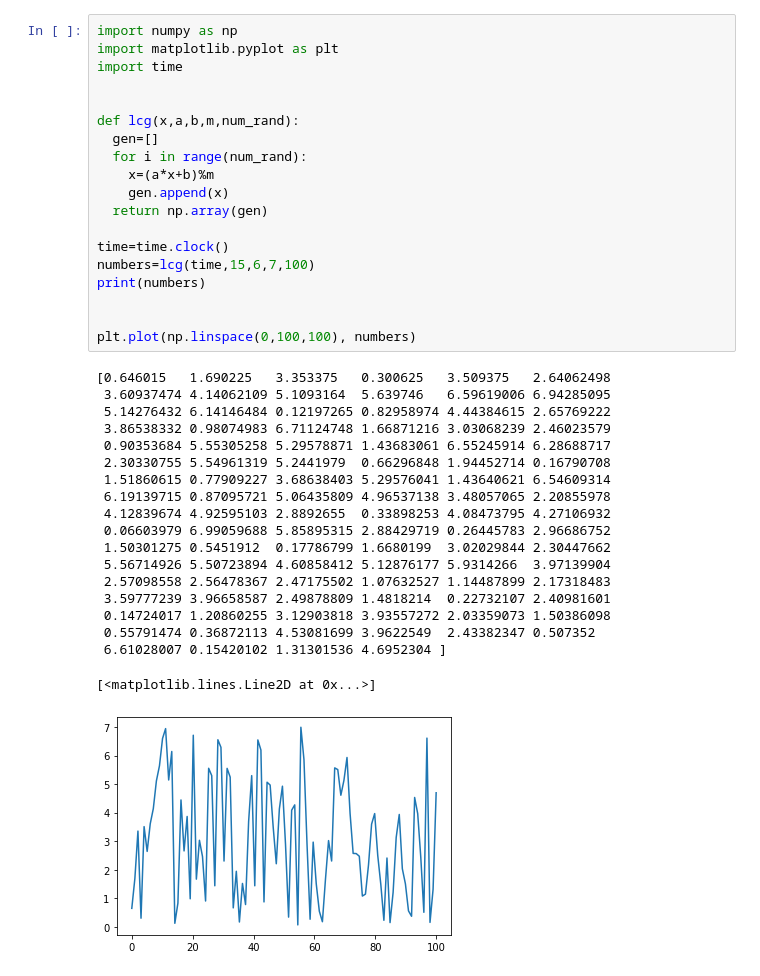
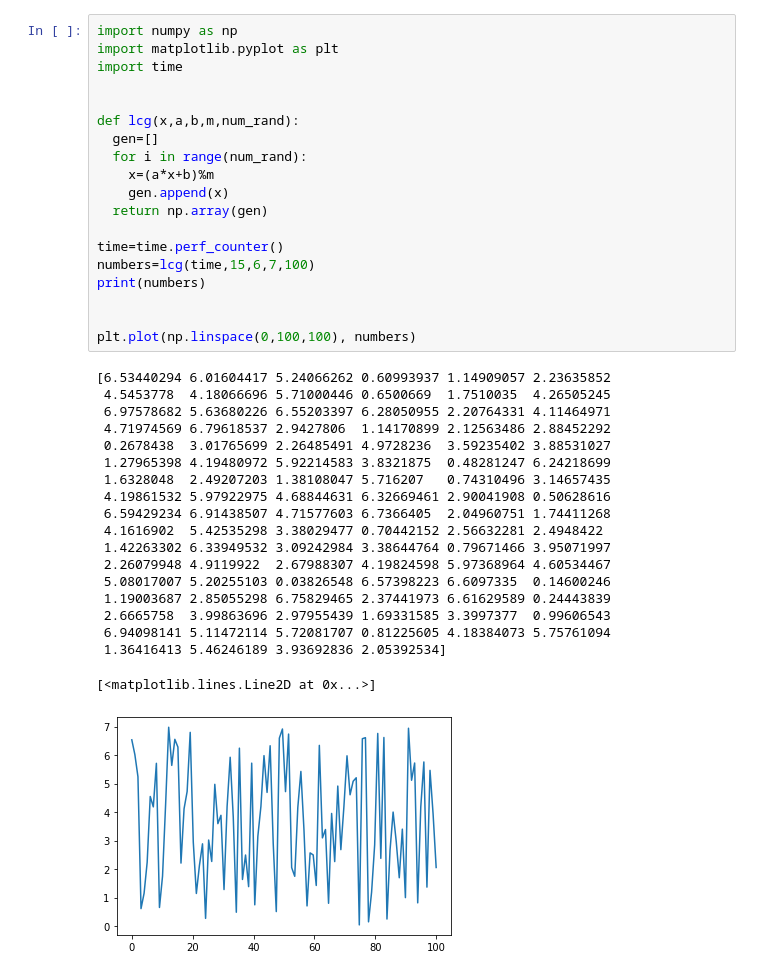
Before and after one commit to costpetrides/Computational-Physics, a Jupyter notebook: LCG.ipynb, the cells around one changed output. Drawn from its saved outputs; the diff is of its cells as text.

```diff
--- a/LCG.ipynb
+++ b/LCG.ipynb
@@ -5,39 +5,39 @@
 # %%
 import numpy as np
 import matplotlib.pyplot as plt
 import time
 
 
 def lcg(x,a,b,m,num_rand):
   gen=[]
   for i in range(num_rand):
     x=(a*x+b)%m
     gen.append(x)
   return np.array(gen)
 
-time=time.clock()
+time=time.perf_counter()
 numbers=lcg(time,15,6,7,100)
 print(numbers)
 
 
 plt.plot(np.linspace(0,100,100), numbers)
 # %% [output]
-[0.646015   1.690225   3.353375   0.300625   3.509375   2.64062498
- 3.60937474 4.14062109 5.1093164  5.639746   6.59619006 6.94285095
- 5.14276432 6.14146484 0.12197265 0.82958974 4.44384615 2.65769222
- 3.86538332 0.98074983 6.71124748 1.66871216 3.03068239 2.46023579
- 0.90353684 5.55305258 5.29578871 1.43683061 6.55245914 6.28688717
- 2.30330755 5.54961319 5.2441979  0.66296848 1.94452714 0.16790708
- 1.51860615 0.77909227 3.68638403 5.29576041 1.43640621 6.54609314
- 6.19139715 0.87095721 5.06435809 4.96537138 3.48057065 2.20855978
- 4.12839674 4.92595103 2.8892655  0.33898253 4.08473795 4.27106932
- 0.06603979 6.99059688 5.85895315 2.88429719 0.26445783 2.96686752
- 1.50301275 0.5451912  0.17786799 1.6680199  3.02029844 2.30447662
- 5.56714926 5.50723894 4.60858412 5.12876177 5.9314266  3.97139904
- 2.57098558 2.56478367 2.47175502 1.07632527 1.14487899 2.17318483
- 3.59777239 3.96658587 2.49878809 1.4818214  0.22732107 2.40981601
- 0.14724017 1.20860255 3.12903818 3.93557272 2.03359073 1.50386098
- 0.55791474 0.36872113 4.53081699 3.9622549  2.43382347 0.507352
- 6.61028007 0.15420102 1.31301536 4.6952304 ]
+[6.53440294 6.01604417 5.24066262 0.60993937 1.14909057 2.23635852
+ 4.5453778  4.18066696 5.71000446 0.6500669  1.7510035  4.26505245
+ 6.97578682 5.63680226 6.55203397 6.28050955 2.20764331 4.11464971
+ 4.71974569 6.79618537 2.9427806  1.14170899 2.12563486 2.88452292
+ 0.2678438  3.01765699 2.26485491 4.9728236  3.59235402 3.88531027
+ 1.27965398 4.19480972 5.92214583 3.8321875  0.48281247 6.24218699
+ 1.6328048  2.49207203 1.38108047 5.716207   0.74310496 3.14657435
+ 4.19861532 5.97922975 4.68844631 6.32669461 2.90041908 0.50628616
+ 6.59429234 6.91438507 4.71577603 6.7366405  2.04960751 1.74411268
+ 4.1616902  5.42535298 3.38029477 0.70442152 2.56632281 2.4948422
+ 1.42263302 6.33949532 3.09242984 3.38644764 0.79671466 3.95071997
+ 2.26079948 4.9119922  2.67988307 4.19824598 5.97368964 4.60534467
+ 5.08017007 5.20255103 0.03826548 6.57398223 6.6097335  0.14600246
+ 1.19003687 2.85055298 6.75829465 2.37441973 6.61629589 0.24443839
+ 2.6665758  3.99863696 2.97955439 1.69331585 3.3997377  0.99606543
+ 6.94098141 5.11472114 5.72081707 0.81225605 4.18384073 5.75761094
+ 1.36416413 5.46246189 3.93692836 2.05392534]
 [<matplotlib.lines.Line2D at 0x...>]
-[figure, old version]
+[figure, new version]
```
